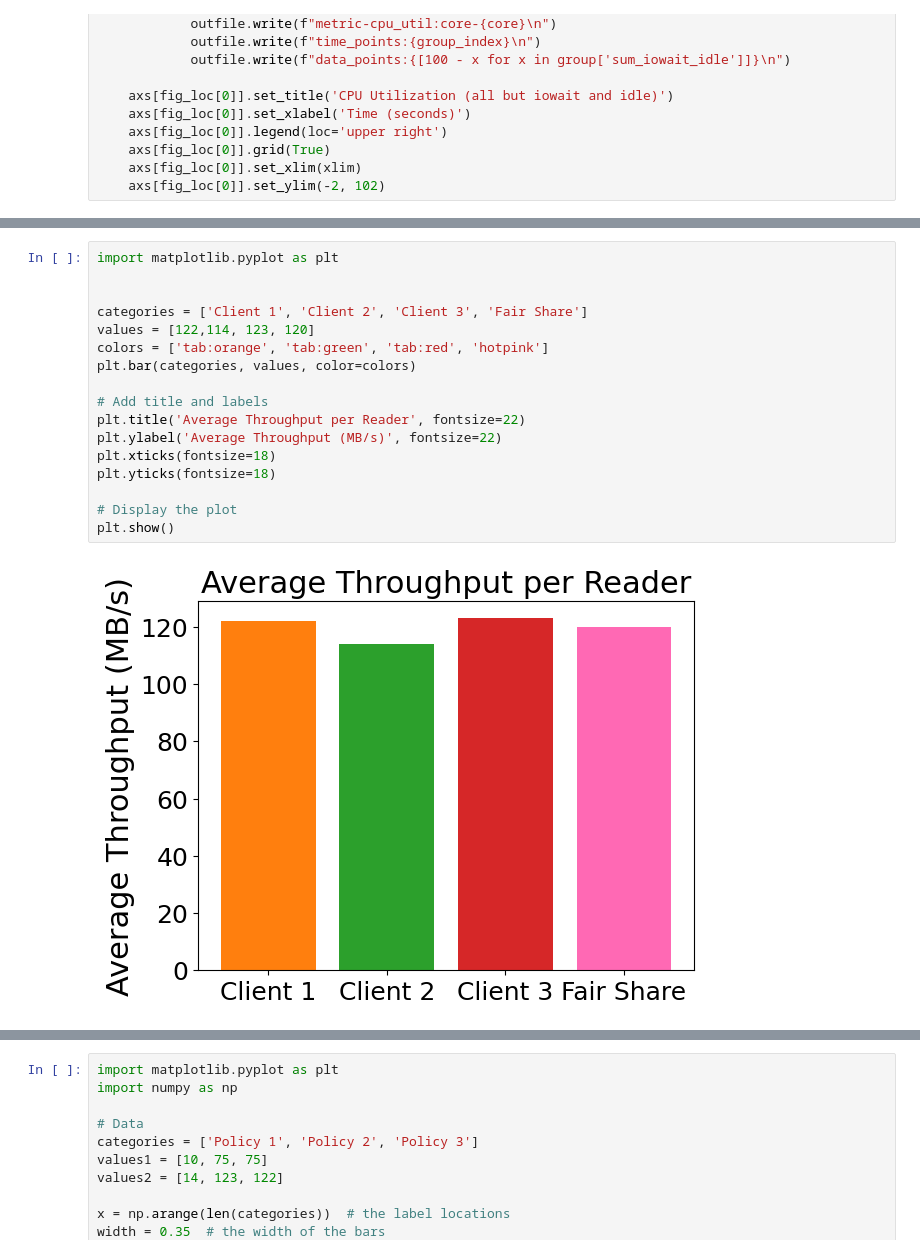
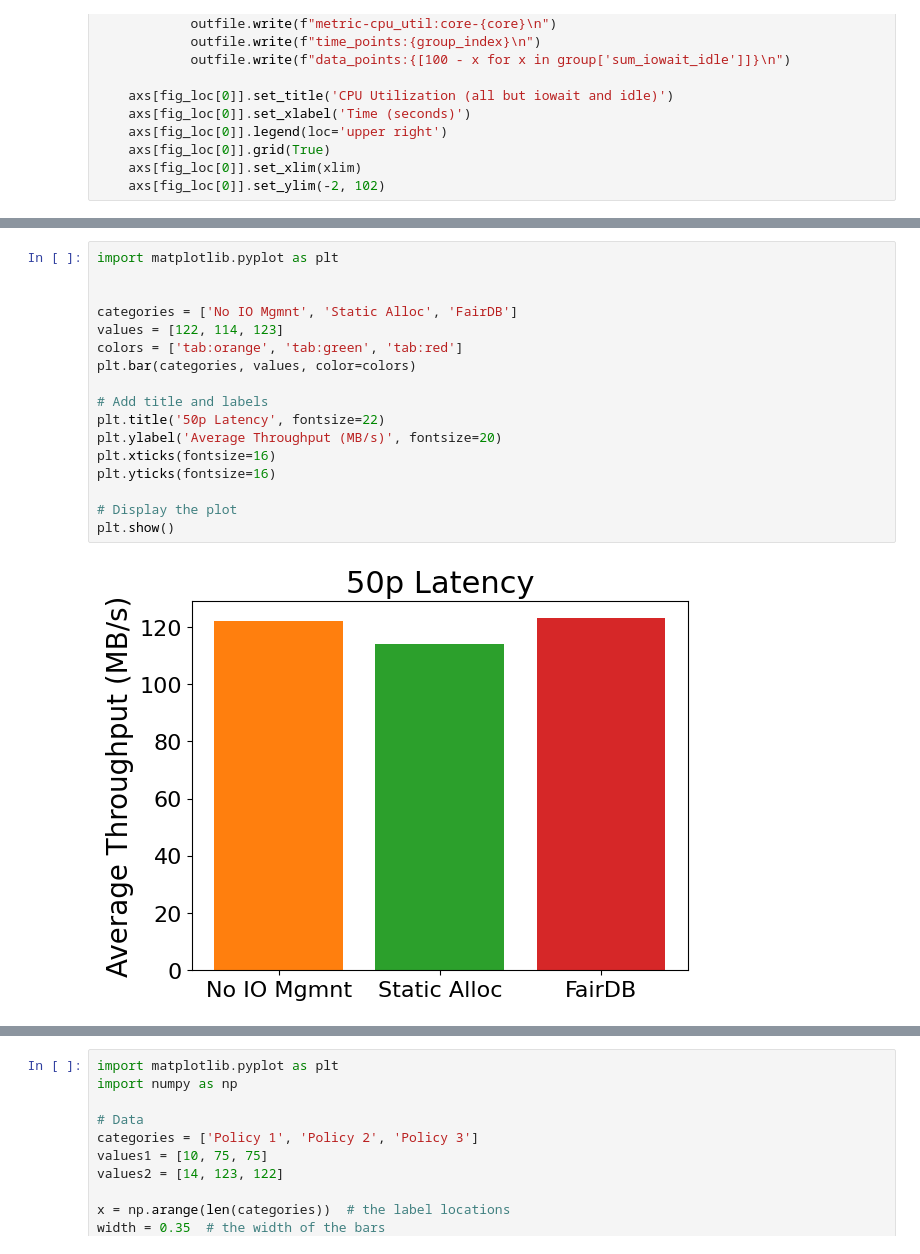
Before and after one commit to tyler-griggs/YCSB-cpp, a Jupyter notebook: analysis.ipynb, the cells around one changed output, grey strips where cells are left out. Cells and saved outputs as stored; diff of their text form.

```diff
--- a/analysis.ipynb
+++ b/analysis.ipynb
@@ -855,19 +1027,19 @@ num stops:  25
 # %%
 import matplotlib.pyplot as plt
 
 
-categories = ['Client 1', 'Client 2', 'Client 3', 'Fair Share']
-values = [122,114, 123, 120]
-colors = ['tab:orange', 'tab:green', 'tab:red', 'hotpink']
+categories = ['No IO Mgmnt', 'Static Alloc', 'FairDB']
+values = [122, 114, 123]
+colors = ['tab:orange', 'tab:green', 'tab:red']
 plt.bar(categories, values, color=colors)
 
 # Add title and labels
-plt.title('Average Throughput per Reader', fontsize=22)
-plt.ylabel('Average Throughput (MB/s)', fontsize=22)
-plt.xticks(fontsize=18)
-plt.yticks(fontsize=18)
+plt.title('50p Latency', fontsize=22)
+plt.ylabel('Average Throughput (MB/s)', fontsize=20)
+plt.xticks(fontsize=16)
+plt.yticks(fontsize=16)
 
 # Display the plot
 plt.show()
 # %% [output]
-[figure, old version]
+[figure, new version]
```
Also changed, not shown: parts of 7 cells of this notebook, 2 other files.
